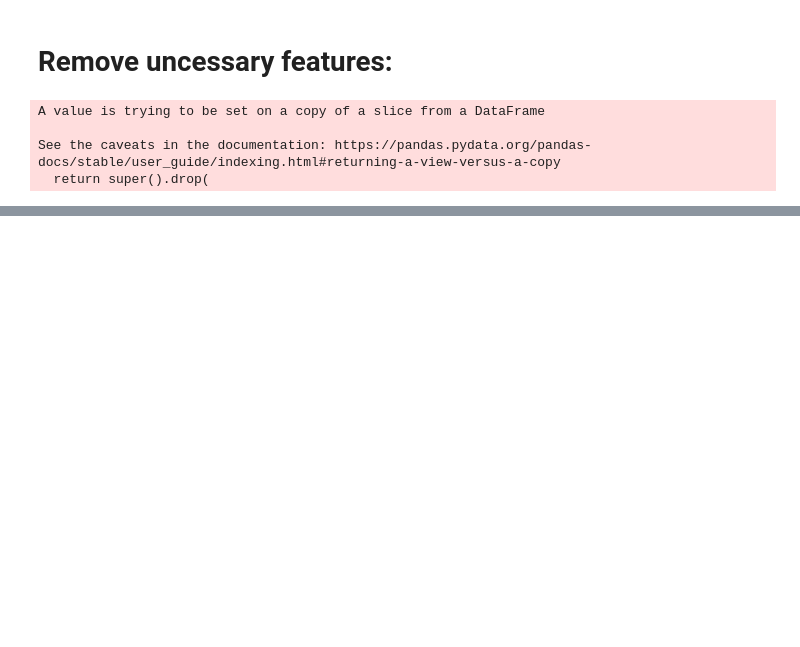
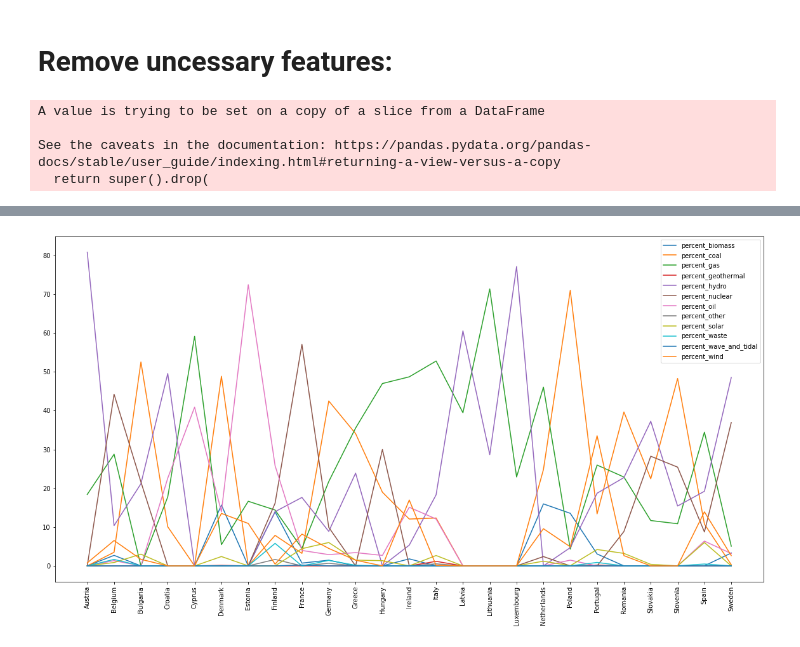
Before and after one commit to SinanSeyhan/green-electricity-project, a Jupyter notebook: notebooks/data_analysis_sinan.ipynb, the cells around one changed output, grey strips where cells are left out. Saved outputs shown, nothing was run; the diff lists cells and outputs as text; code cells hidden in the pictures; blank space fills up the shorter version.

```diff
--- a/notebooks/data_analysis_sinan.ipynb
+++ b/notebooks/data_analysis_sinan.ipynb
@@ -139,0 +97,2 @@ Name: count_null_year_of_capacity_data, dtype: float64
+# %%
+df_eu.drop(df_eu.index[df_eu['country']=='Malta'], inplace=True)
@@ -207,0 +149,16 @@ fuels = ['biomass',
+# %%
+df_eu['total_gw_calculated'] = df_eu[['capacity_gw_fuel_biomass',
+                                      'capacity_gw_fuel_coal',
+                                      'capacity_gw_fuel_cogeneration',
+                                      'capacity_gw_fuel_gas',
+                                      'capacity_gw_fuel_geothermal',
+                                      'capacity_gw_fuel_hydro',
+                                      'capacity_gw_fuel_nuclear',
+                                      'capacity_gw_fuel_oil',
+                                      'capacity_gw_fuel_other',
+                                      'capacity_gw_fuel_petcoke',
+                                      'capacity_gw_fuel_solar',
+                                      'capacity_gw_fuel_storage',
+                                      'capacity_gw_fuel_waste',
+                                      'capacity_gw_fuel_wave_and_tidal',
+                                      'capacity_gw_fuel_wind']].sum(axis=1)
@@ -208,4 +191,4 @@ fuels = ['biomass',
 # %%
 for fuel in fuels:
-    df_eu[f'{fuel}_percent'] = (df_eu[f'capacity_gw_fuel_{fuel}'] / df_eu['total_capacity_gw']) * 100
+    df_eu[f'percent_{fuel}'] = round((df_eu[f'capacity_gw_fuel_{fuel}'] / df_eu['total_gw_calculated']) * 100, 2)
 df_eu
@@ -222,0 +301,19 @@ df_temp
+# %%
+plt.figure(figsize=(20,10))
+plt.plot(df_eu.country, df_eu.percent_biomass, label='percent_biomass')
+plt.plot(df_eu.country, df_eu.percent_coal, label='percent_coal')
+plt.plot(df_eu.country, df_eu.percent_gas, label='percent_gas')
+plt.plot(df_eu.country, df_eu.percent_geothermal, label='percent_geothermal')
+plt.plot(df_eu.country, df_eu.percent_hydro, label='percent_hydro')
+plt.plot(df_eu.country, df_eu.percent_nuclear, label='percent_nuclear')
+plt.plot(df_eu.country, df_eu.percent_oil, label='percent_oil')
+plt.plot(df_eu.country, df_eu.percent_other, label='percent_other')
+plt.plot(df_eu.country, df_eu.percent_solar, label='percent_solar')
+plt.plot(df_eu.country, df_eu.percent_waste, label='percent_waste')
+plt.plot(df_eu.country, df_eu.percent_wave_and_tidal, label='percent_wave_and_tidal')
+plt.plot(df_eu.country, df_eu.percent_wind, label='percent_wind')
+plt.xticks(rotation=90)
+plt.legend()
+plt.show()
+# %% [output]
+[figure, added]
```
Also changed, not shown: parts of 29 cells of this notebook.
